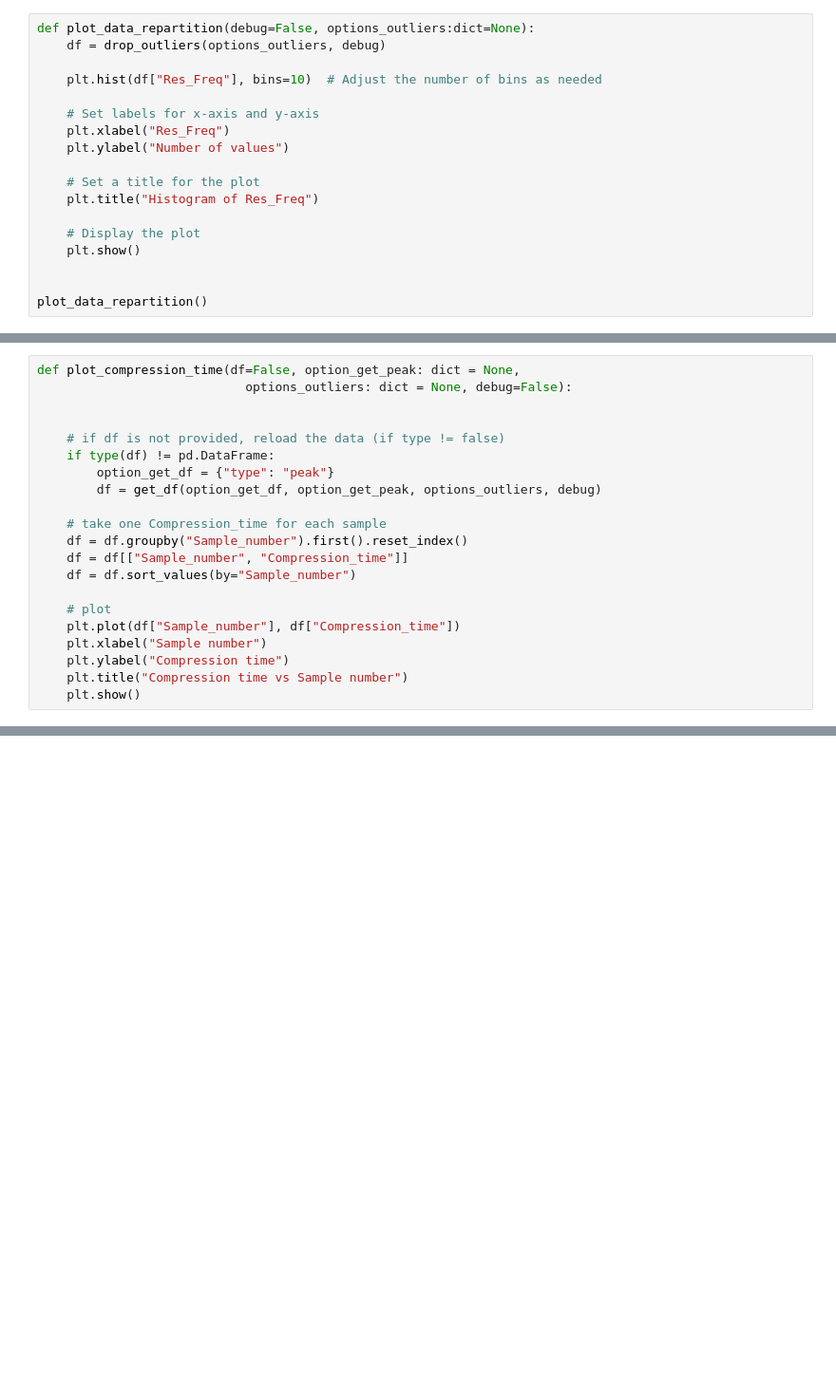
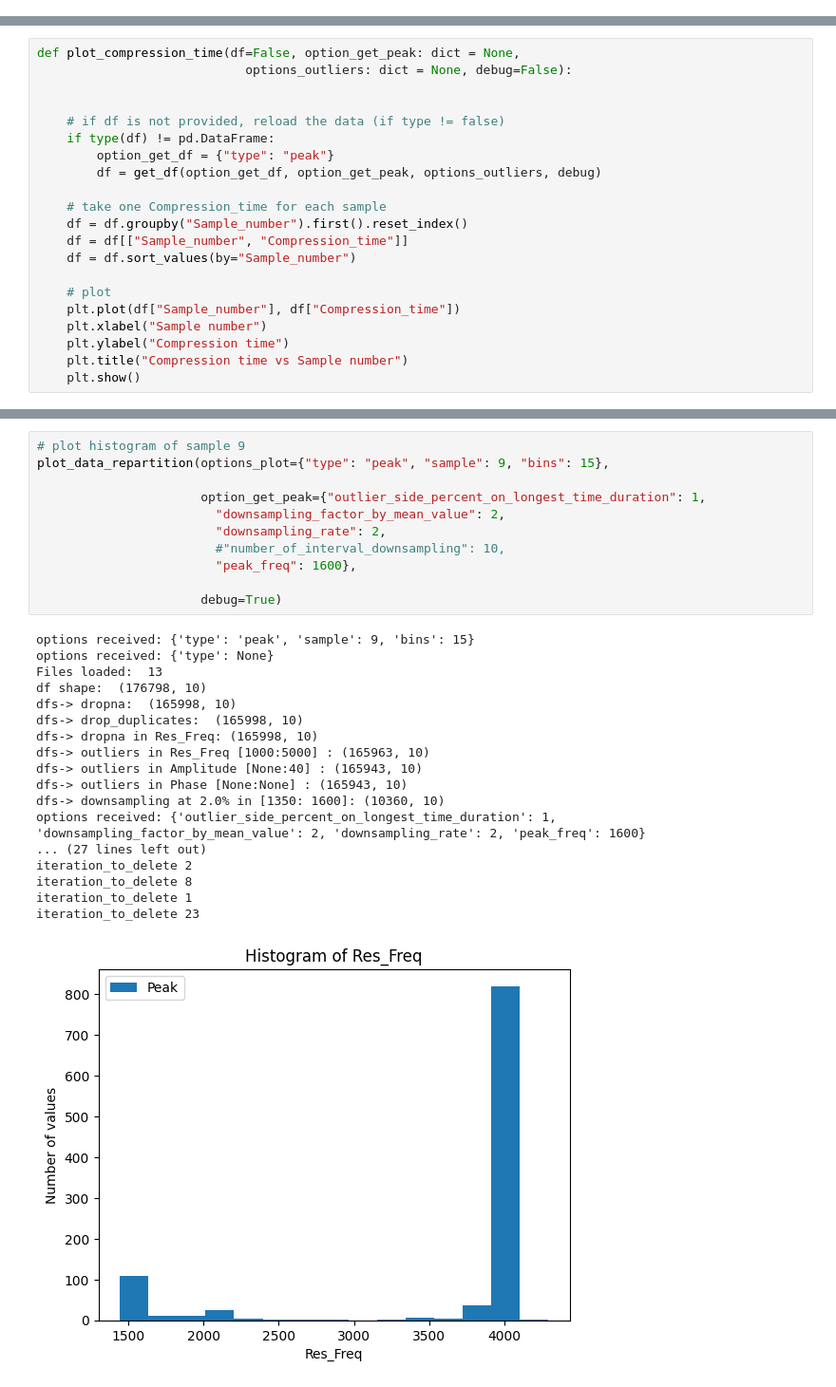
Before and after one commit to Weyrd/Cells_characteristics_Mems_ai, a Jupyter notebook: data_/model_train.ipynb, the cells around one changed output, grey strips where cells are left out. Shown at 95% size. Cells and saved outputs as stored; diff of their text form; blank space fills up the shorter version.

Commit message:
Buggy but improvement in cleaning data

```diff
--- a/data_/model_train.ipynb
+++ b/data_/model_train.ipynb
@@ -237,21 +297,3 @@ def get_df(option_get_df: dict=None, options_get_peak: dict=None, options_outlie
                                                 debug)
 
     return df
-# %%
-def plot_data_repartition(debug=False, options_outliers:dict=None):
-    df = drop_outliers(options_outliers, debug)
-
-    plt.hist(df["Res_Freq"], bins=10)  # Adjust the number of bins as needed
-
-    # Set labels for x-axis and y-axis
-    plt.xlabel("Res_Freq")
-    plt.ylabel("Number of values")
-
-    # Set a title for the plot
-    plt.title("Histogram of Res_Freq")
-
-    # Display the plot
-    plt.show()
-
-
-plot_data_repartition()
@@ -391,0 +547,30 @@ graph_to_plot = [1]
+# %%
+# plot histogram of sample 9
+plot_data_repartition(options_plot={"type": "peak", "sample": 9, "bins": 15},
+
+                      option_get_peak={"outlier_side_percent_on_longest_time_duration": 1,
+                        "downsampling_factor_by_mean_value": 2,
+                        "downsampling_rate": 2,
+                        #"number_of_interval_downsampling": 10,
+                        "peak_freq": 1600},
+
+                      debug=True)
+# %% [output]
+options received: {'type': 'peak', 'sample': 9, 'bins': 15}
+options received: {'type': None}
+Files loaded:  13
+df shape:  (176798, 10)
+dfs-> dropna:  (165998, 10)
+dfs-> drop_duplicates:  (165998, 10)
+dfs-> dropna in Res_Freq: (165998, 10)
+dfs-> outliers in Res_Freq [1000:5000] : (165963, 10)
+dfs-> outliers in Amplitude [None:40] : (165943, 10)
+dfs-> outliers in Phase [None:None] : (165943, 10)
+dfs-> downsampling at 2.0% in [1350: 1600]: (10360, 10)
+options received: {'outlier_side_percent_on_longest_time_duration': 1, 'downsampling_factor_by_mean_value': 2, 'downsampling_rate': 2, 'peak_freq': 1600}
+... (27 lines left out)
+iteration_to_delete 2
+iteration_to_delete 8
+iteration_to_delete 1
+iteration_to_delete 23
+[figure, added]
```
Also changed, not shown: parts of 6 cells of this notebook, 10 other files.
